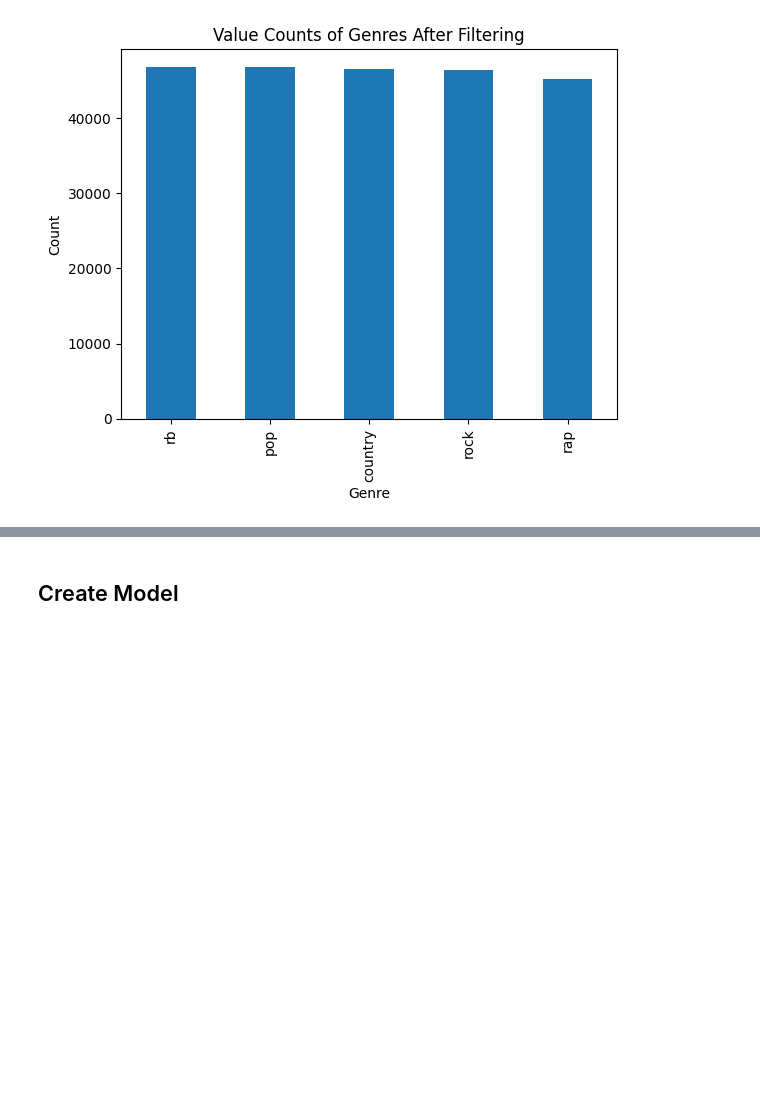
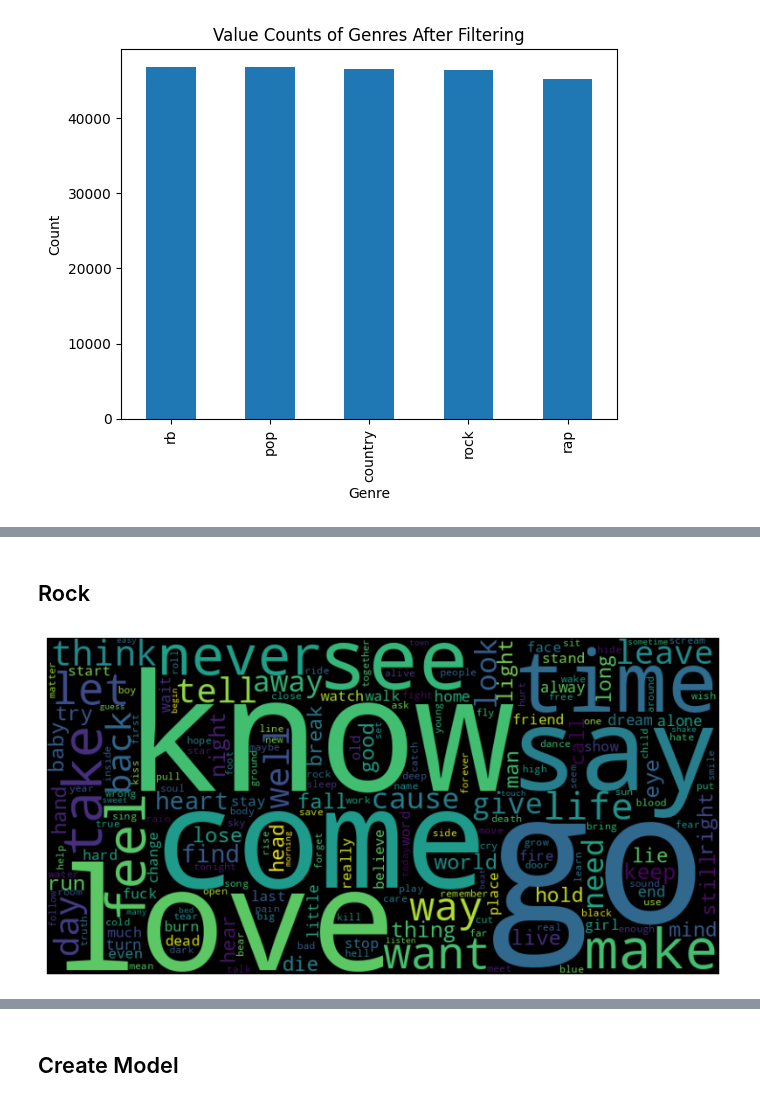
Before and after one commit to smatsubara15/ML_Final, a Jupyter notebook: EDA.ipynb, the cells around one changed output, grey strips where cells are left out. Cells and saved outputs as stored; diff of their text form; code cells hidden in the pictures; blank space fills up the shorter version.

```diff
--- a/EDA.ipynb
+++ b/EDA.ipynb
@@ -468,0 +395,13 @@ blob.upload_from_filename('top_songs_final.csv')
+# %% [markdown]
+## Rock
+# %%
+all_rock = ' '.join([word for sublist in songs[songs['tag']=='rock']['data_tokenized'] for word in sublist])
+
+wordcloud = WordCloud(width=800, height=400,collocations = False).generate(all_rock)
+
+plt.figure(figsize=(10, 5))
+plt.imshow(wordcloud, interpolation='bilinear')
+plt.axis('off')
+plt.show()
+# %% [output]
+[figure, added]
```
Also changed, not shown: parts of 38 cells of this notebook, 17 other files.
